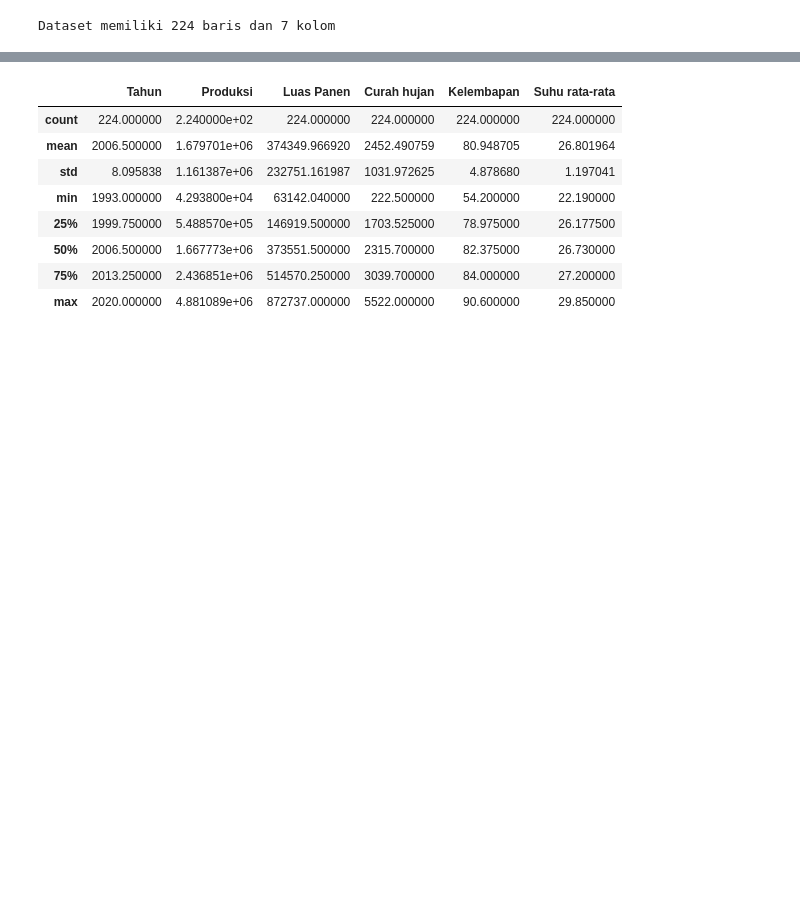
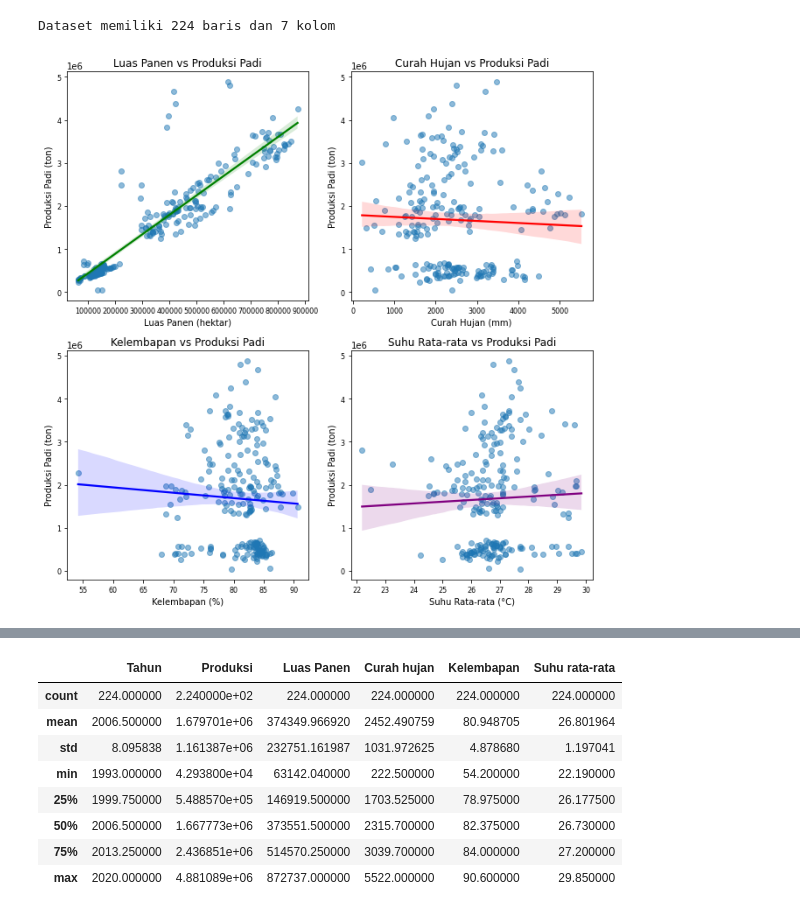
Before and after one commit to aqilwahid/Forecasting-Produksi-Pertanian-Komoditas-Bahan-Pangan-di-Pulau-Sumatera, a Jupyter notebook: Forecasting_Tanaman_Padi.ipynb, the cells around one changed output, grey strips where cells are left out. Cells and saved outputs as stored; diff of their text form; code cells hidden in the pictures; blank space fills up the shorter version.

```diff
--- a/Forecasting_Tanaman_Padi.ipynb
+++ b/Forecasting_Tanaman_Padi.ipynb
@@ -48,3 +48,38 @@ df.head()
 print(f'Dataset memiliki {df.shape[0]} baris dan {df.shape[1]} kolom' )
 # %% [output]
 Dataset memiliki 224 baris dan 7 kolom
+# %%
+fig, axes = plt.subplots(2, 2, figsize=(9, 9))
+
+# Hubungan antara luas panen dan produksi padi
+sns.regplot(ax=axes[0, 0], x=df['Luas Panen'], y=df['Produksi'], scatter_kws={'alpha':0.5}, line_kws={'color':'green'})
+axes[0, 0].set_title('Luas Panen vs Produksi Padi')
+axes[0, 0].set_xlabel('Luas Panen (hektar)')
+axes[0, 0].set_ylabel('Produksi Padi (ton)')
+axes[0, 0].tick_params(labelsize=8)
+
+# Hubungan antara curah hujan dan produksi padi
+sns.regplot(ax=axes[0, 1], x='Curah hujan', y='Produksi', data=df, scatter_kws={'alpha':0.5}, line_kws={'color':'red'})
+axes[0, 1].set_title('Curah Hujan vs Produksi Padi')
+axes[0, 1].set_xlabel('Curah Hujan (mm)')
+axes[0, 1].set_ylabel('Produksi Padi (ton)')
+axes[0, 1].tick_params(labelsize=8)
+
+# Hubungan antara kelembapan dan produksi padi
+sns.regplot(ax=axes[1, 0], x=df['Kelembapan'], y=df['Produksi'], scatter_kws={'alpha':0.5}, line_kws={'color':'blue'})
+axes[1, 0].set_title('Kelembapan vs Produksi Padi')
+axes[1, 0].set_xlabel('Kelembapan (%)')
+axes[1, 0].set_ylabel('Produksi Padi (ton)')
+axes[1, 0].tick_params(labelsize=8)
+
+# Hubungan antara suhu rata-rata dan produksi padi
+sns.regplot(ax=axes[1, 1], x=df['Suhu rata-rata'], y=df['Produksi'], scatter_kws={'alpha':0.5}, line_kws={'color':'purple'})
+axes[1, 1].set_title('Suhu Rata-rata vs Produksi Padi')
+axes[1, 1].set_xlabel('Suhu Rata-rata (°C)')
+axes[1, 1].set_ylabel('Produksi Padi (ton)')
+axes[1, 1].tick_params(labelsize=8)
+
+plt.tight_layout()
+plt.show()
+# %% [output]
+[figure, added]
```
Also changed, not shown: parts of 16 cells of this notebook.
